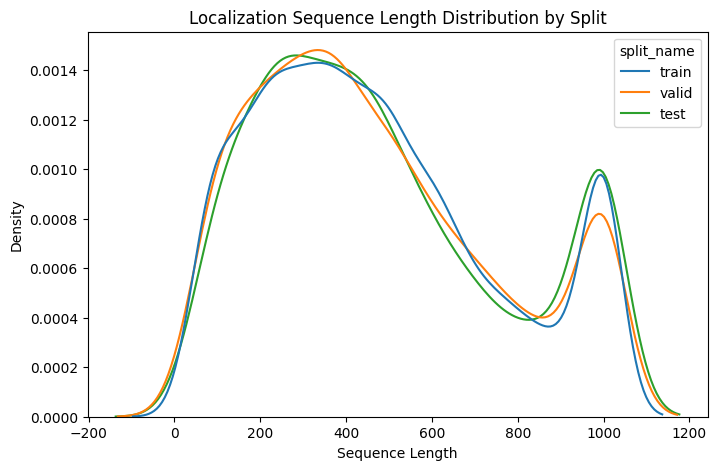
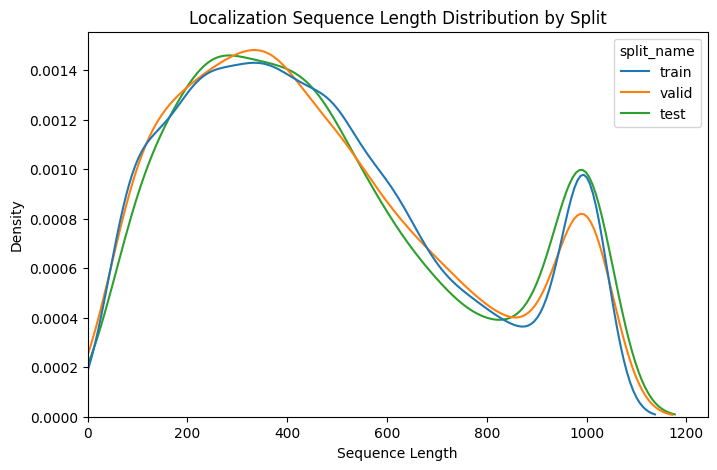
Code edit (unified diff) that turned the first committed figure into the second:
--- before
+++ after
@@ -1,4 +1,5 @@
 plt.figure(figsize=(8, 5))
 sns.kdeplot(data=loc_all, x="length", hue="split_name", common_norm=False)
+plt.xlim(left=0)
 plt.title("Localization Sequence Length Distribution by Split")
 plt.xlabel("Sequence Length")

Commit: update notebook